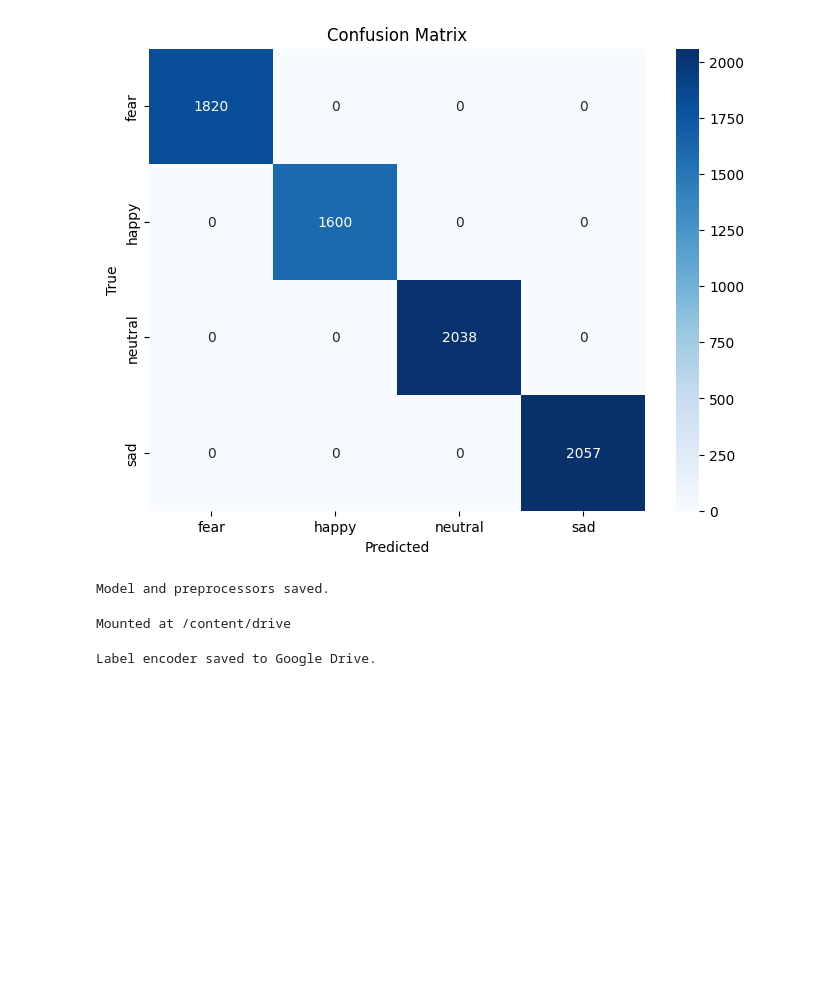
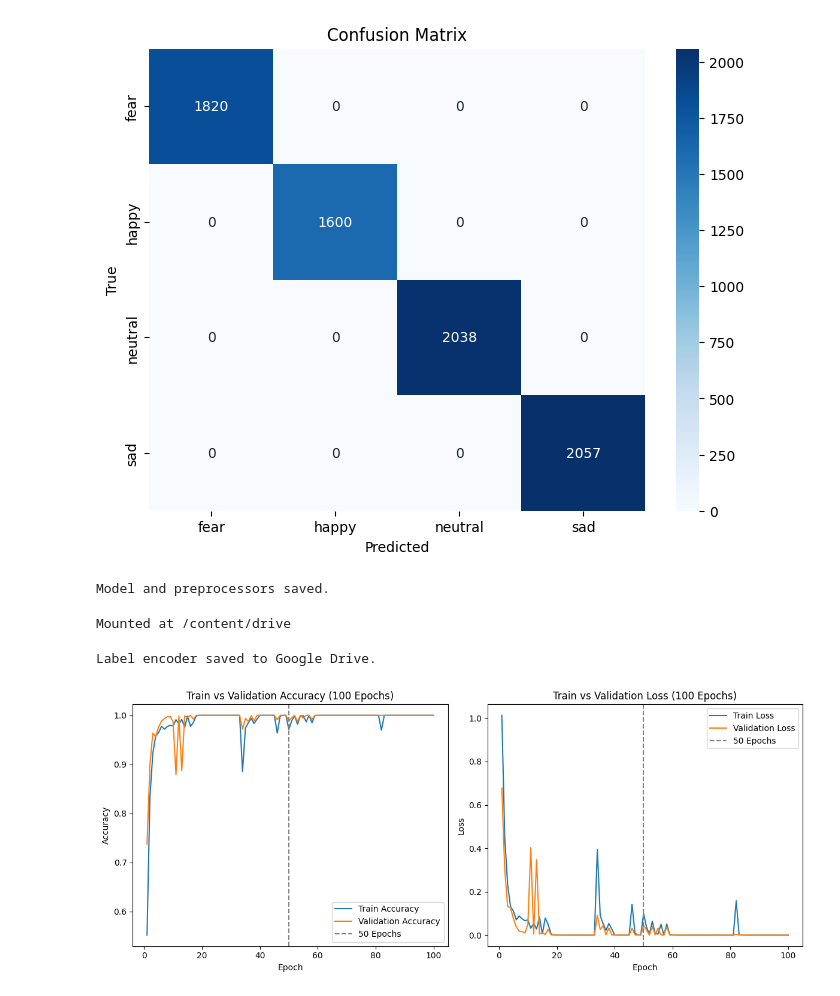
Before and after one commit to tanuja1708/EEG-emotions, a Jupyter notebook: seed4_(BI_LSTM)100_epochs.ipynb, the cells around one changed output. Cells and saved outputs as stored; diff of their text form; code cells hidden in the pictures; blank space fills up the shorter version.

```diff
--- a/seed4_(BI_LSTM)100_epochs.ipynb
+++ b/seed4_(BI_LSTM)100_epochs.ipynb
@@ -427,3 +427,44 @@ with open(os.path.join(save_path, 'eeg_label_encoder.pkl'), 'wb') as f:
 print("Label encoder saved to Google Drive.")
 # %% [output]
 Label encoder saved to Google Drive.
+# %%
+import matplotlib.pyplot as plt
+
+# Combine accuracy and loss from both histories
+acc_50 = history1.history['accuracy']
+val_acc_50 = history1.history['val_accuracy']
+loss_50 = history1.history['loss']
+val_loss_50 = history1.history['val_loss']
+
+acc_100 = acc_50 + history2.history['accuracy']
+val_acc_100 = val_acc_50 + history2.history['val_accuracy']
+loss_100 = loss_50 + history2.history['loss']
+val_loss_100 = val_loss_50 + history2.history['val_loss']
+
+epochs = range(1, 101)
+
+# Plot Accuracy
+plt.figure(figsize=(12, 5))
+plt.subplot(1, 2, 1)
+plt.plot(epochs, acc_100, label='Train Accuracy')
+plt.plot(epochs, val_acc_100, label='Validation Accuracy')
+plt.axvline(x=50, color='gray', linestyle='--', label='50 Epochs')
+plt.title('Train vs Validation Accuracy (100 Epochs)')
+plt.xlabel('Epoch')
+plt.ylabel('Accuracy')
+plt.legend()
+
+# Plot Loss
+plt.subplot(1, 2, 2)
+plt.plot(epochs, loss_100, label='Train Loss')
+plt.plot(epochs, val_loss_100, label='Validation Loss')
+plt.axvline(x=50, color='gray', linestyle='--', label='50 Epochs')
+plt.title('Train vs Validation Loss (100 Epochs)')
+plt.xlabel('Epoch')
+plt.ylabel('Loss')
+plt.legend()
+
+plt.tight_layout()
+plt.show()
+# %% [output]
+[figure, added]
```
